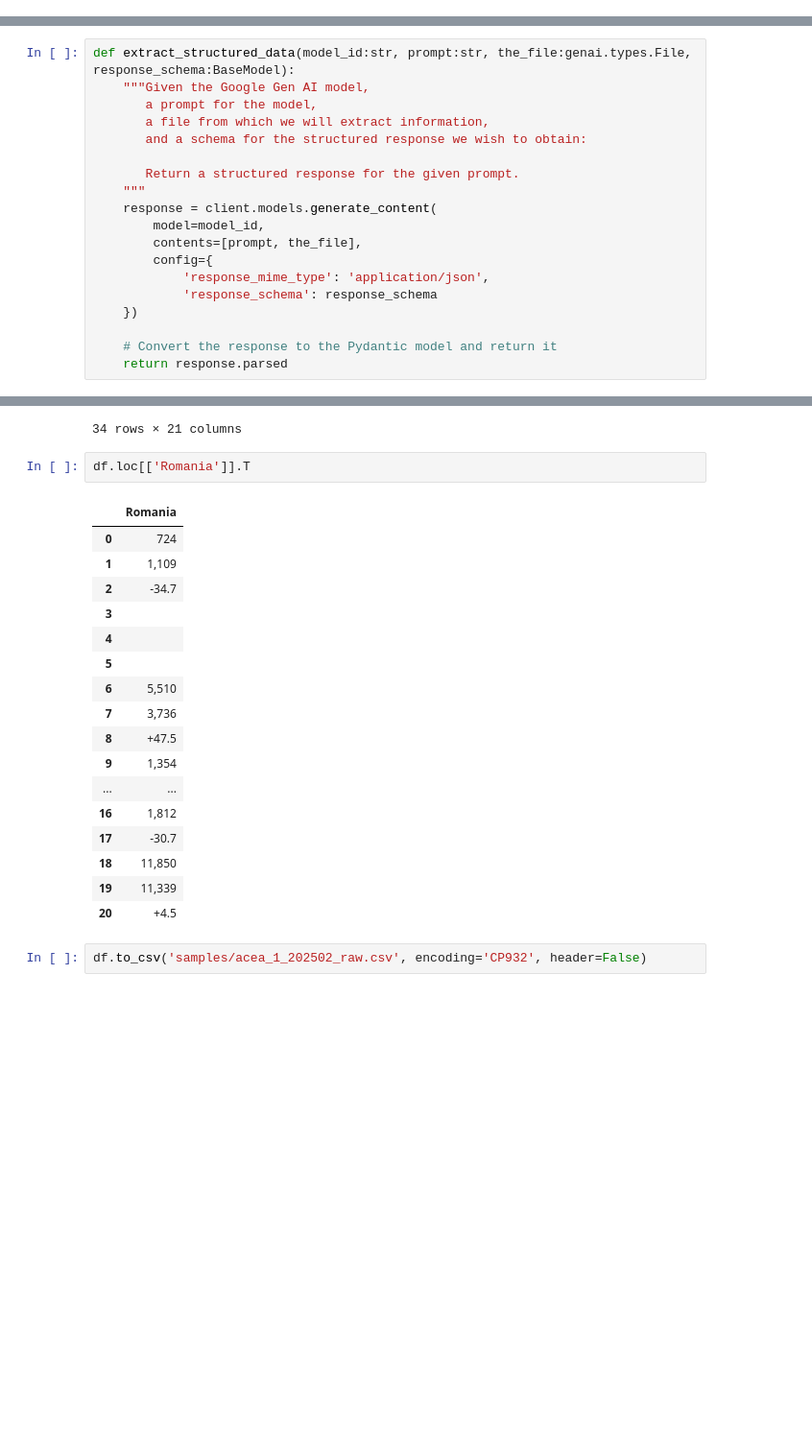
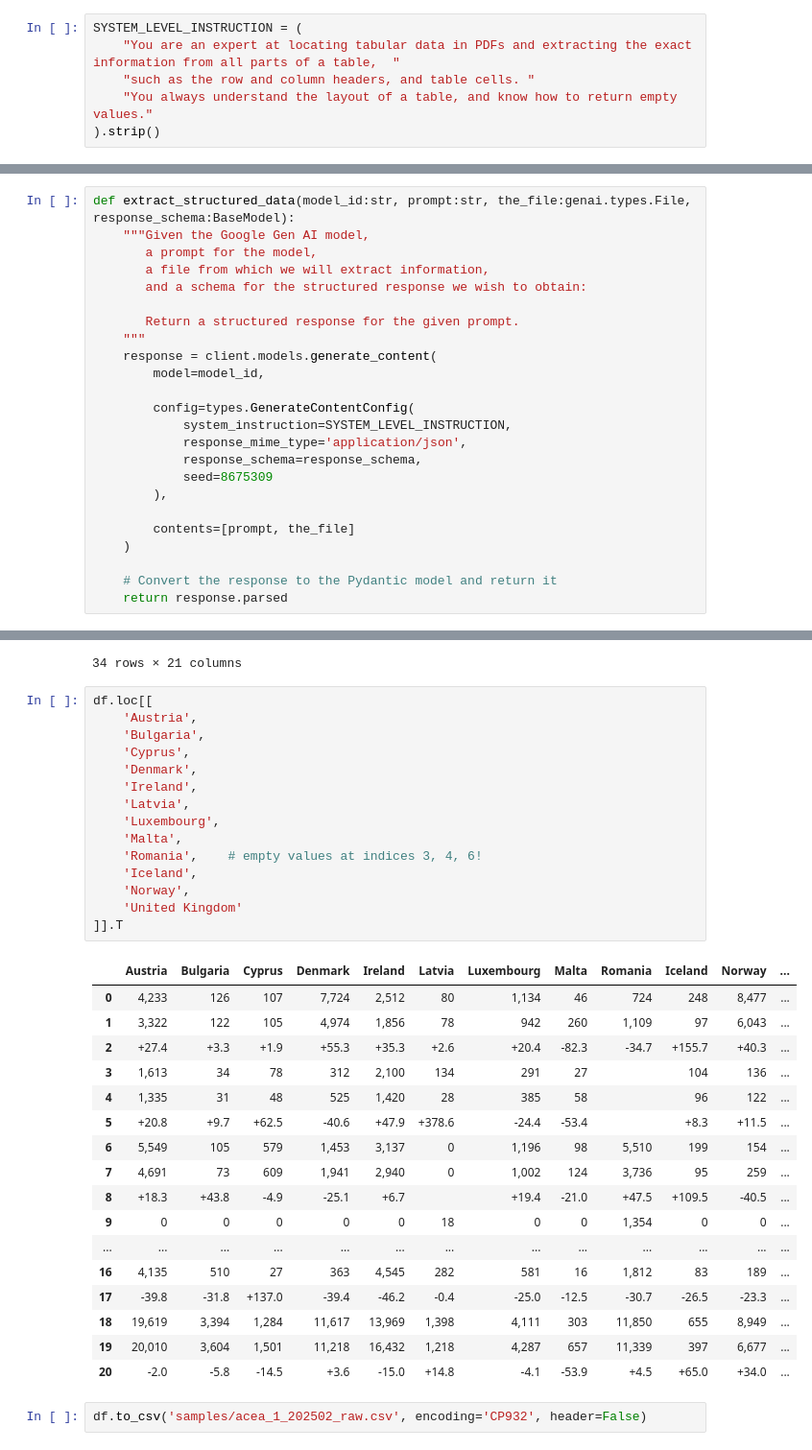
Before and after one commit to buruzaemon/pdf-table-extraction, a Jupyter notebook: 05_Gemini_2.0_Flash_API.ipynb, the cells around one changed output, grey strips where cells are left out. Shown at 96% size. Cells and saved outputs as stored; diff of their text form; blank space fills up the shorter version.

Commit message:
continuing work on information extraction with structured data instructions via Gemini 2.0 Flash

```diff
--- a/05_Gemini_2.0_Flash_API.ipynb
+++ b/05_Gemini_2.0_Flash_API.ipynb
@@ -60,2 +45,8 @@ File: Press_release_car_registrations_February_2025.pdf contains 1549 tokens
+# %%
+SYSTEM_LEVEL_INSTRUCTION = (
+    "You are an expert at locating tabular data in PDFs and extracting the exact information from all parts of a table,  "
+    "such as the row and column headers, and table cells. "
+    "You always understand the layout of a table, and know how to return empty values."
+).strip()
 # %% [markdown]
 ### Function for calling the Google Gen AI model
@@ -70,11 +64,16 @@ def extract_structured_data(model_id:str, prompt:str, the_file:genai.types.File,
     """
     response = client.models.generate_content(
         model=model_id,
-        contents=[prompt, the_file],
-        config={
-            'response_mime_type': 'application/json',
-            'response_schema': response_schema
-    })
+
+        config=types.GenerateContentConfig(
+            system_instruction=SYSTEM_LEVEL_INSTRUCTION,
+            response_mime_type='application/json',
+            response_schema=response_schema,
+            seed=8675309
+        ),
+
+        contents=[prompt, the_file]
+    )
 
     # Convert the response to the Pydantic model and return it
     return response.parsed
@@ -152,24 +157,37 @@ df
 | EU + EFTA + UK | 164,646 | 130,592 | +26.1 | 72,545 | 72,544 | +0.0 | 340,264 | 287,717 | +18.3 | 30,124 | ... | ... |
 34 rows × 21 columns
 # %%
-df.loc[['Romania']].T
+df.loc[[
+    'Austria',
+    'Bulgaria',
+    'Cyprus',
+    'Denmark',
+    'Ireland',
+    'Latvia',
+    'Luxembourg',
+    'Malta',
+    'Romania',    # empty values at indices 3, 4, 6!
+    'Iceland',
+    'Norway',
+    'United Kingdom'
+]].T
 # %% [output]
-|  | Romania |
-| 0 | 724 |
-| 1 | 1,109 |
-| 2 | -34.7 |
-| 3 |  |
-| 4 |  |
-| 5 |  |
-| 6 | 5,510 |
-| 7 | 3,736 |
-| 8 | +47.5 |
-| 9 | 1,354 |
-| ... | ... |
-| 16 | 1,812 |
-| 17 | -30.7 |
-| 18 | 11,850 |
-| 19 | 11,339 |
-| 20 | +4.5 |
+|  | Austria | Bulgaria | Cyprus | Denmark | Ireland | Latvia | Luxembourg | Malta | Romania | Iceland | Norway | ... |
+| 0 | 4,233 | 126 | 107 | 7,724 | 2,512 | 80 | 1,134 | 46 | 724 | 248 | 8,477 | ... |
+| 1 | 3,322 | 122 | 105 | 4,974 | 1,856 | 78 | 942 | 260 | 1,109 | 97 | 6,043 | ... |
+| 2 | +27.4 | +3.3 | +1.9 | +55.3 | +35.3 | +2.6 | +20.4 | -82.3 | -34.7 | +155.7 | +40.3 | ... |
+| 3 | 1,613 | 34 | 78 | 312 | 2,100 | 134 | 291 | 27 |  | 104 | 136 | ... |
+| 4 | 1,335 | 31 | 48 | 525 | 1,420 | 28 | 385 | 58 |  | 96 | 122 | ... |
+| 5 | +20.8 | +9.7 | +62.5 | -40.6 | +47.9 | +378.6 | -24.4 | -53.4 |  | +8.3 | +11.5 | ... |
+| 6 | 5,549 | 105 | 579 | 1,453 | 3,137 | 0 | 1,196 | 98 | 5,510 | 199 | 154 | ... |
+| 7 | 4,691 | 73 | 609 | 1,941 | 2,940 | 0 | 1,002 | 124 | 3,736 | 95 | 259 | ... |
+| 8 | +18.3 | +43.8 | -4.9 | -25.1 | +6.7 |  | +19.4 | -21.0 | +47.5 | +109.5 | -40.5 | ... |
+| 9 | 0 | 0 | 0 | 0 | 0 | 18 | 0 | 0 | 1,354 | 0 | 0 | ... |
+| ... | ... | ... | ... | ... | ... | ... | ... | ... | ... | ... | ... | ... |
+| 16 | 4,135 | 510 | 27 | 363 | 4,545 | 282 | 581 | 16 | 1,812 | 83 | 189 | ... |
+| 17 | -39.8 | -31.8 | +137.0 | -39.4 | -46.2 | -0.4 | -25.0 | -12.5 | -30.7 | -26.5 | -23.3 | ... |
+| 18 | 19,619 | 3,394 | 1,284 | 11,617 | 13,969 | 1,398 | 4,111 | 303 | 11,850 | 655 | 8,949 | ... |
+| 19 | 20,010 | 3,604 | 1,501 | 11,218 | 16,432 | 1,218 | 4,287 | 657 | 11,339 | 397 | 6,677 | ... |
+| 20 | -2.0 | -5.8 | -14.5 | +3.6 | -15.0 | +14.8 | -4.1 | -53.9 | +4.5 | +65.0 | +34.0 | ... |
 # %%
 df.to_csv('samples/acea_1_202502_raw.csv', encoding='CP932', header=False)
```
Also changed, not shown: parts of 41 cells of this notebook, 4 other files.
